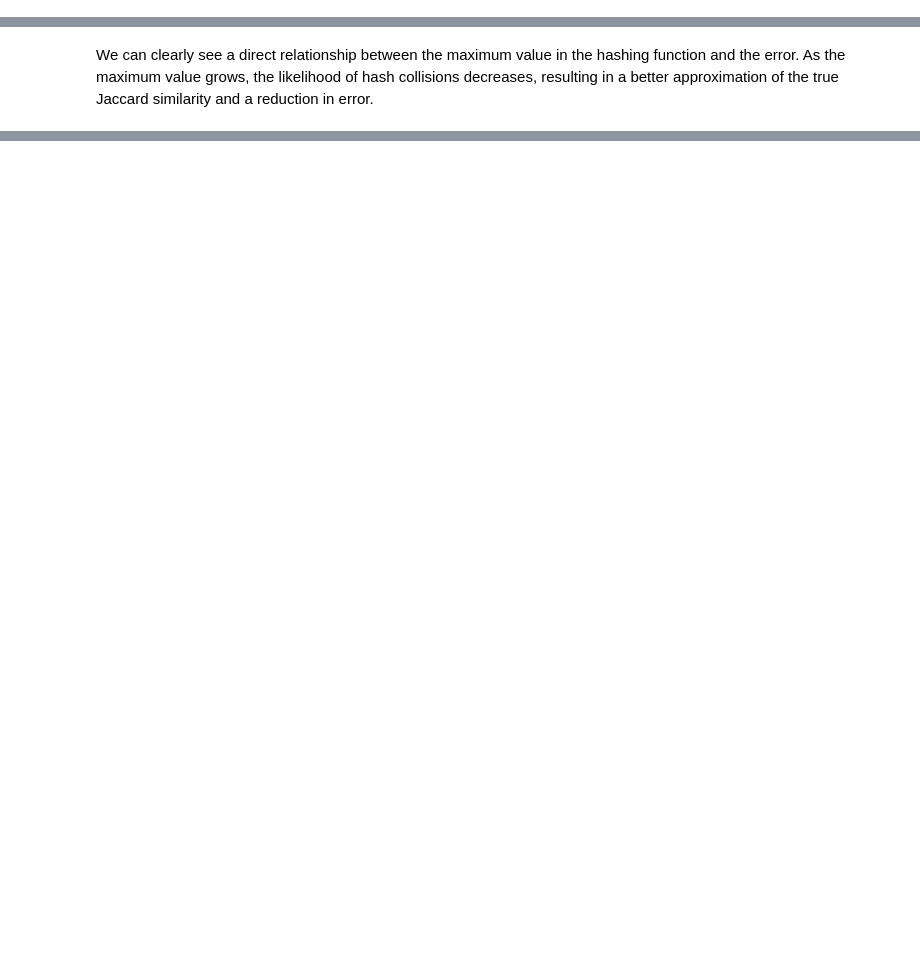
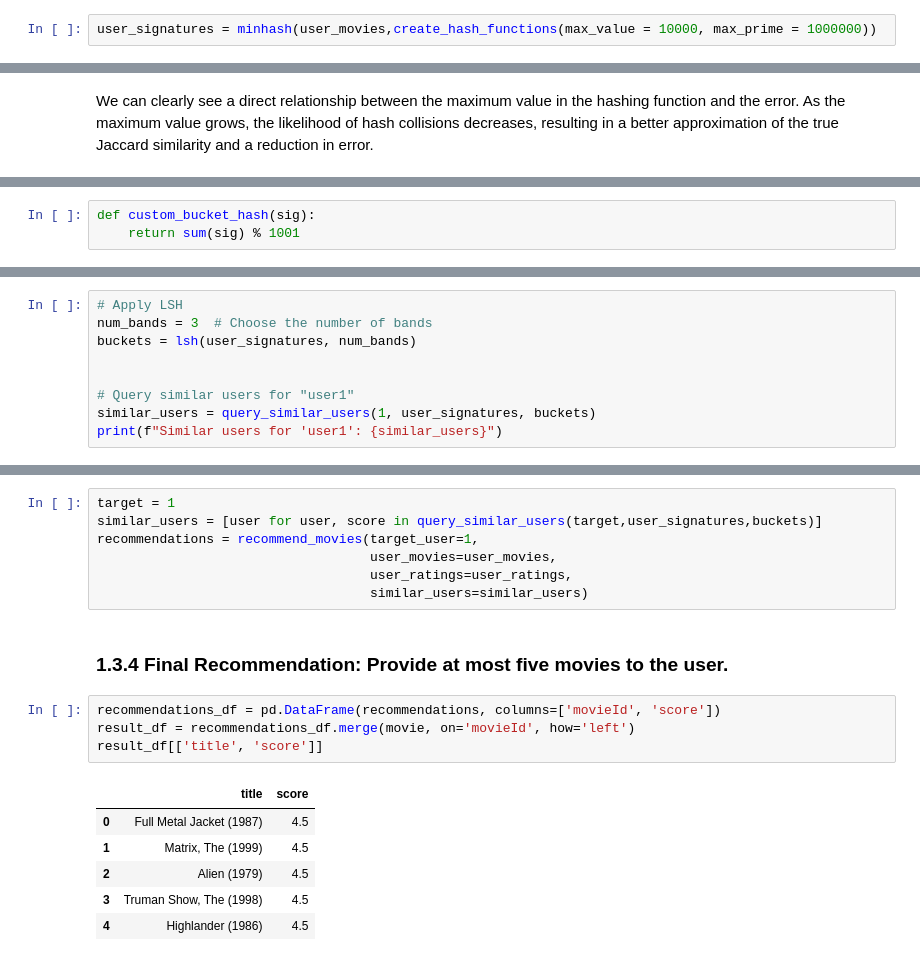
Before and after one commit to LinCannn/ADM-HW4, a Jupyter notebook: main.ipynb, the cells around one changed output, grey strips where cells are left out. Cells and saved outputs as stored; diff of their text form; blank space fills up the shorter version.

```diff
--- a/main.ipynb
+++ b/main.ipynb
@@ -132,6 +145,8 @@ def minhash(user_movies, hash_functions):
         signature_matrix[user] = signature_vector
 
     return signature_matrix
+# %%
+user_signatures = minhash(user_movies,create_hash_functions(max_value = 10000, max_prime = 1000000))
 # %% [markdown]
 ### **Effectiveness of the Hashing Function**
 
@@ -236,0 +256,3 @@ We can clearly see a direct relationship between the maximum value in the hashin
+# %%
+def custom_bucket_hash(sig):
+    return sum(sig) % 1001
@@ -236,0 +321,9 @@ We can clearly see a direct relationship between the maximum value in the hashin
+# %%
+# Apply LSH
+num_bands = 3  # Choose the number of bands
+buckets = lsh(user_signatures, num_bands)
+
+
+# Query similar users for "user1"
+similar_users = query_similar_users(1, user_signatures, buckets)
+print(f"Similar users for 'user1': {similar_users}")
@@ -236,0 +389,20 @@ We can clearly see a direct relationship between the maximum value in the hashin
+# %%
+target = 1
+similar_users = [user for user, score in query_similar_users(target,user_signatures,buckets)]
+recommendations = recommend_movies(target_user=1,
+                                   user_movies=user_movies,
+                                   user_ratings=user_ratings,
+                                   similar_users=similar_users)
+# %% [markdown]
+### <strong> 1.3.4 Final Recommendation: Provide at most five movies to the user.
+# %%
+recommendations_df = pd.DataFrame(recommendations, columns=['movieId', 'score'])
+result_df = recommendations_df.merge(movie, on='movieId', how='left')
+result_df[['title', 'score']]
+# %% [output]
+|  | title | score |
+| 0 | Full Metal Jacket (1987) | 4.5 |
+| 1 | Matrix, The (1999) | 4.5 |
+| 2 | Alien (1979) | 4.5 |
+| 3 | Truman Show, The (1998) | 4.5 |
+| 4 | Highlander (1986) | 4.5 |
```
Also changed, not shown: parts of 14 cells of this notebook.
